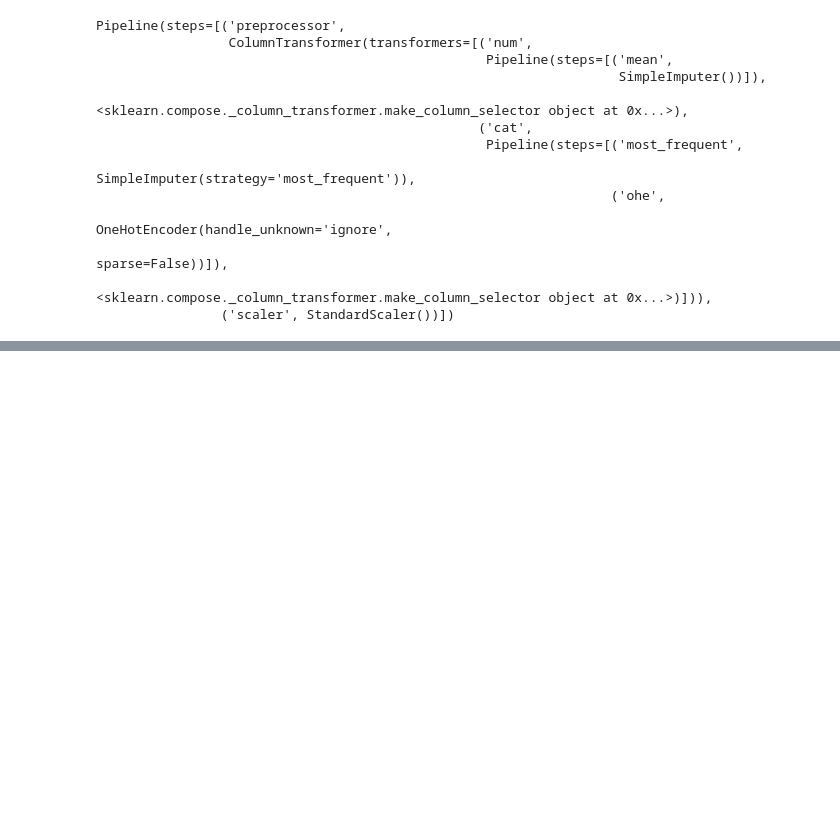
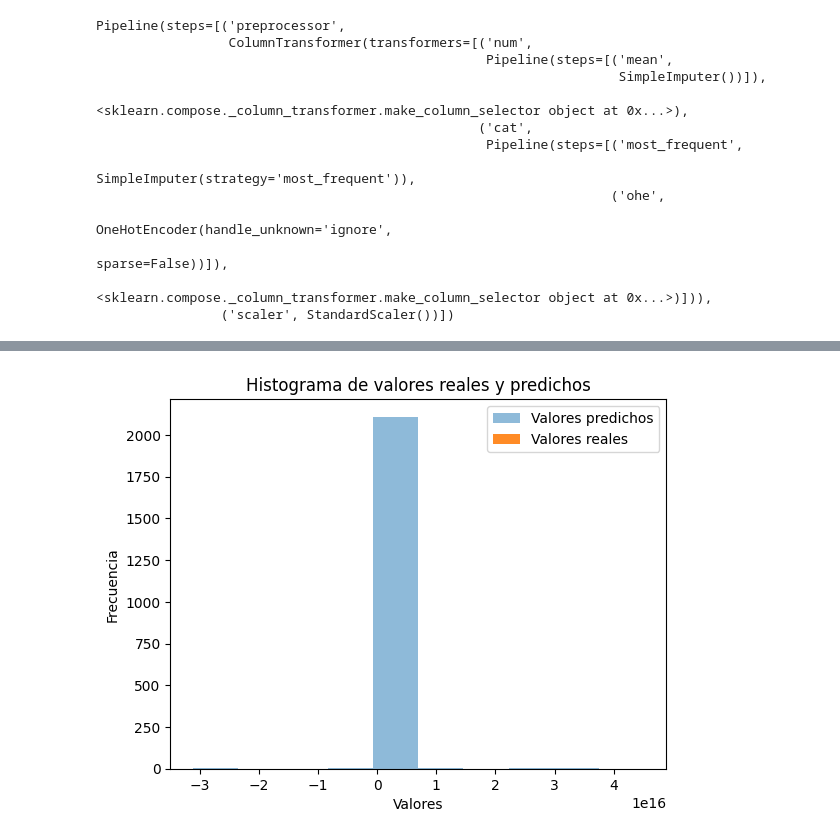
Before and after one commit to cheloberrios/Proydatadojo, a Jupyter notebook: Prediccion_de_ventas_pipeline_.ipynb, the cells around one changed output, grey strips where cells are left out. Saved outputs shown, nothing was run; the diff lists cells and outputs as text; code cells hidden in the pictures; blank space fills up the shorter version.

```diff
--- a/Prediccion_de_ventas_pipeline_.ipynb
+++ b/Prediccion_de_ventas_pipeline_.ipynb
@@ -330,0 +411,19 @@ Pipeline(steps=[('preprocessor',
+# %%
+
+
+# Crear un histograma de los valores predichos
+plt.hist(y_pred, alpha=0.5, label='Valores predichos')
+
+# Crear un histograma de los valores reales (test)
+plt.hist(y_test, alpha=0.9, label='Valores reales')
+
+# Agregar leyendas y títulos al gráfico
+plt.legend(loc='upper right')
+plt.xlabel('Valores')
+plt.ylabel('Frecuencia')
+plt.title('Histograma de valores reales y predichos')
+
+# Mostrar el gráfico
+plt.show()
+# %% [output]
+[figure, added]
```
Also changed, not shown: parts of 18 cells of this notebook.
